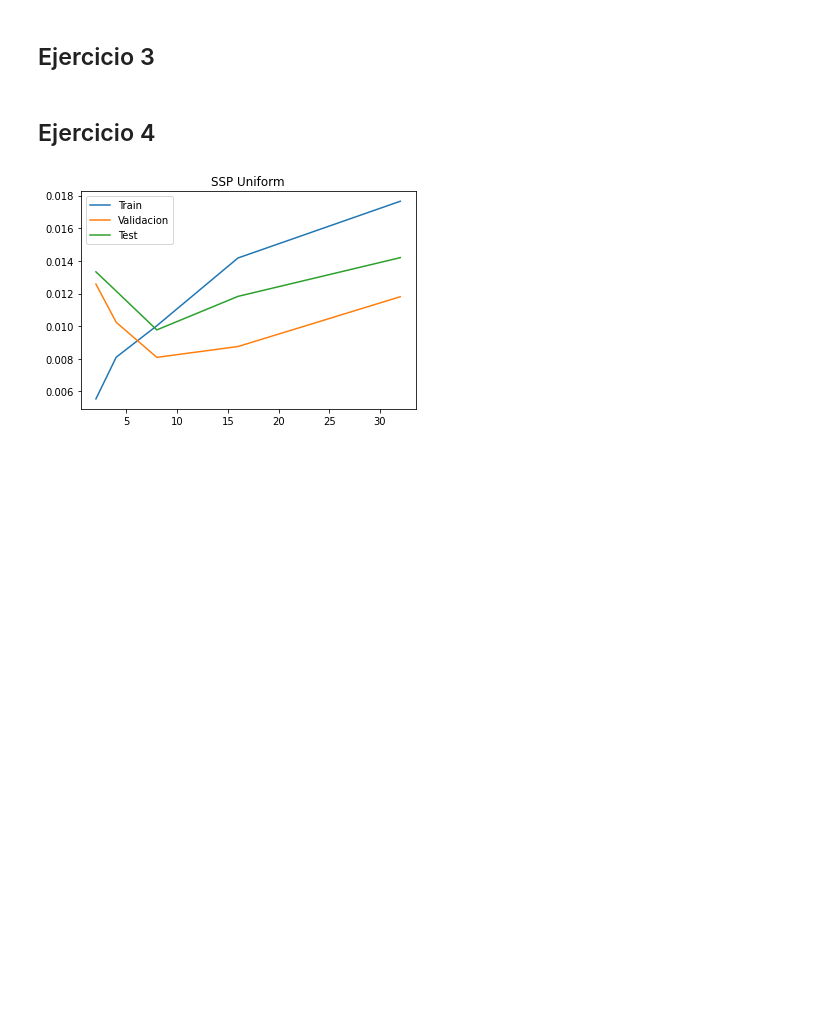
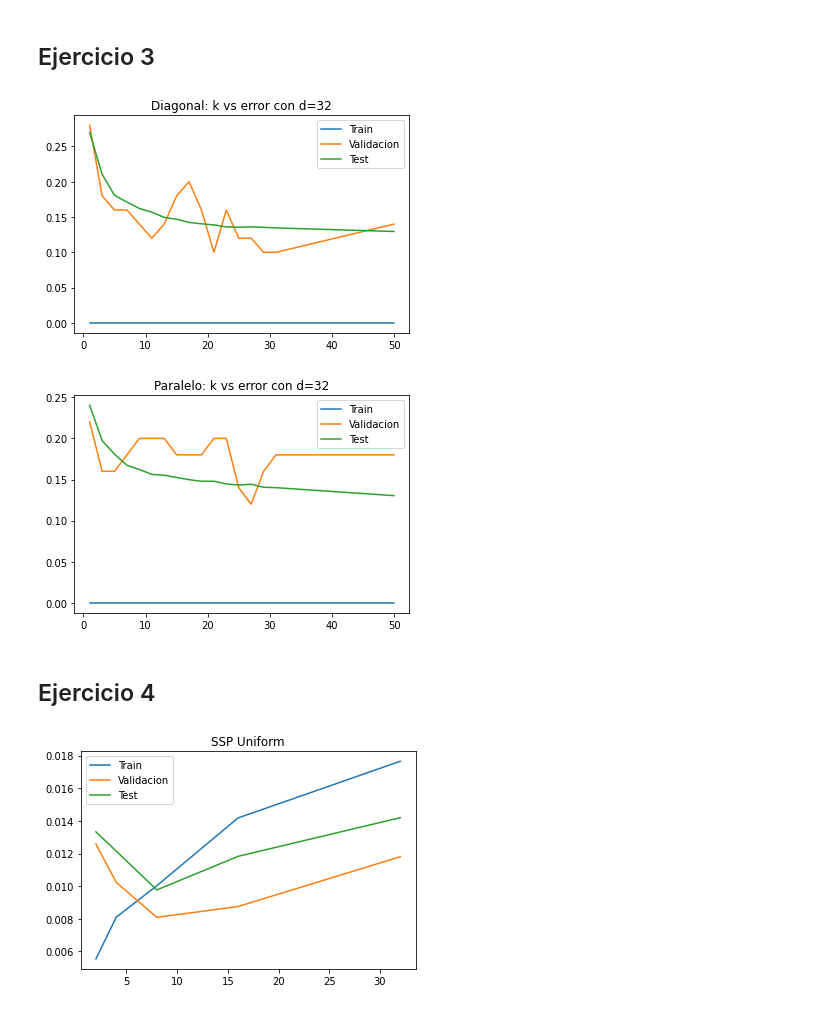
Before and after one commit to natimellino/IAA, a Jupyter notebook: TP4/tp4.ipynb, the cells around one changed output. Drawn from its saved outputs; the diff is of its cells as text; code cells hidden in the pictures; blank space fills up the shorter version.

```diff
--- a/TP4/tp4.ipynb
+++ b/TP4/tp4.ipynb
@@ -355,3 +413,26 @@ def ej3_32(k=None):
+# %%
+errores_kfijo = ej3_32(k = 50)
+errores_kopt = ej3_32()
+# %%
+# Graficamos los errores del k ultimo acoplando el de k = 50 al final de las listas de errores
+graficar_errores(
+    list(n_vecinos) + [50],
+    errores_kopt['diag']['train'] + [errores_kfijo['diag']['train']],
+    errores_kopt['diag']['val'] + [errores_kfijo['diag']['val']],
+    errores_kopt['diag']['test'] + [errores_kfijo['diag']['test']],
+    'Diagonal: k vs error con d=32'
+)
+
+graficar_errores(
+    list(n_vecinos) + [50],
+    errores_kopt['paral']['train'] + [errores_kfijo['paral']['train']],
+    errores_kopt['paral']['val'] + [errores_kfijo['paral']['val']],
+    errores_kopt['paral']['test'] + [errores_kfijo['paral']['test']],
+    'Paralelo: k vs error con d=32'
+)
+# %% [output]
+[figure, added]
+[figure, added]
 # %% [markdown]
 ## Ejercicio 4
 # %%
```
Also changed, not shown: parts of 4 cells of this notebook.
